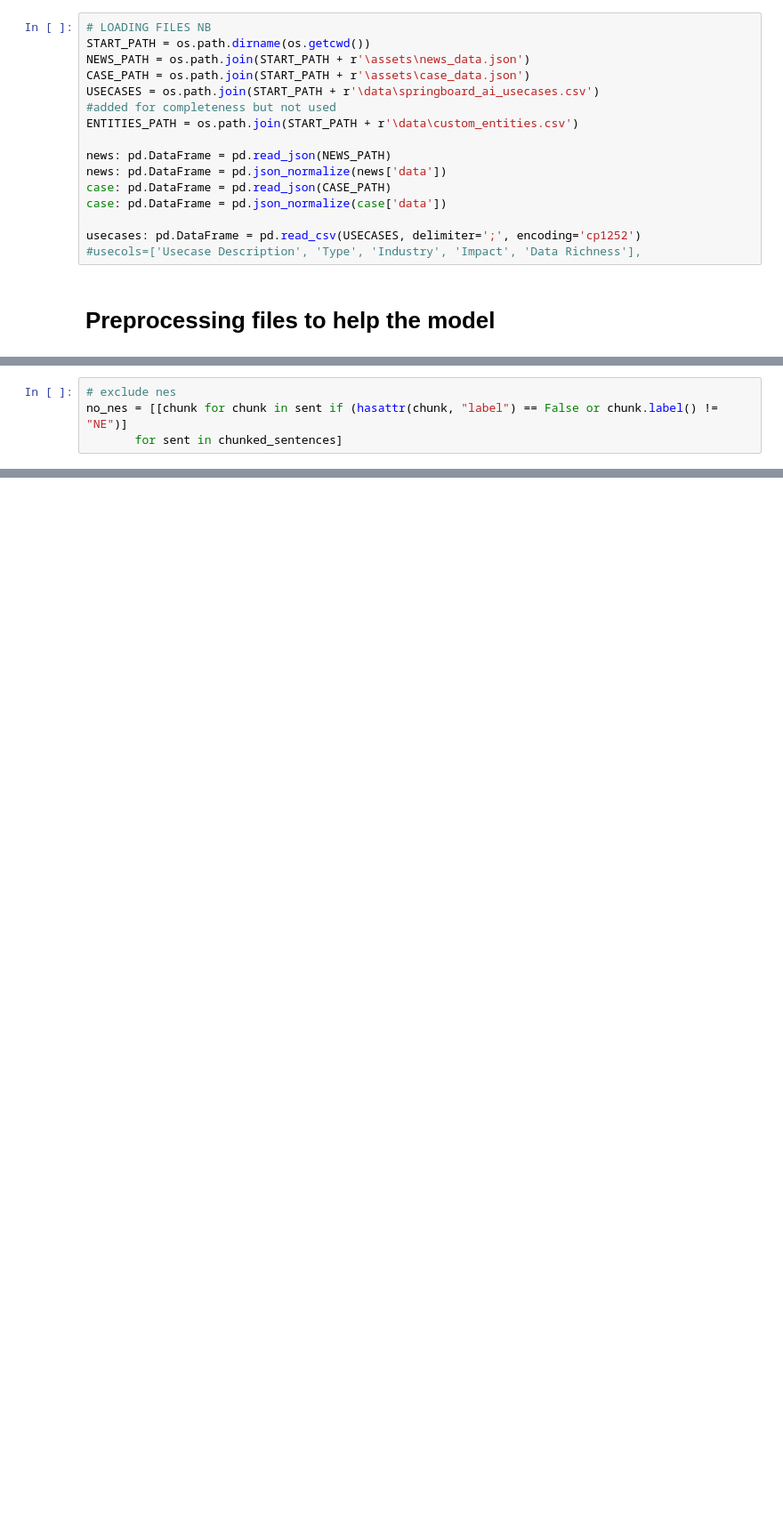
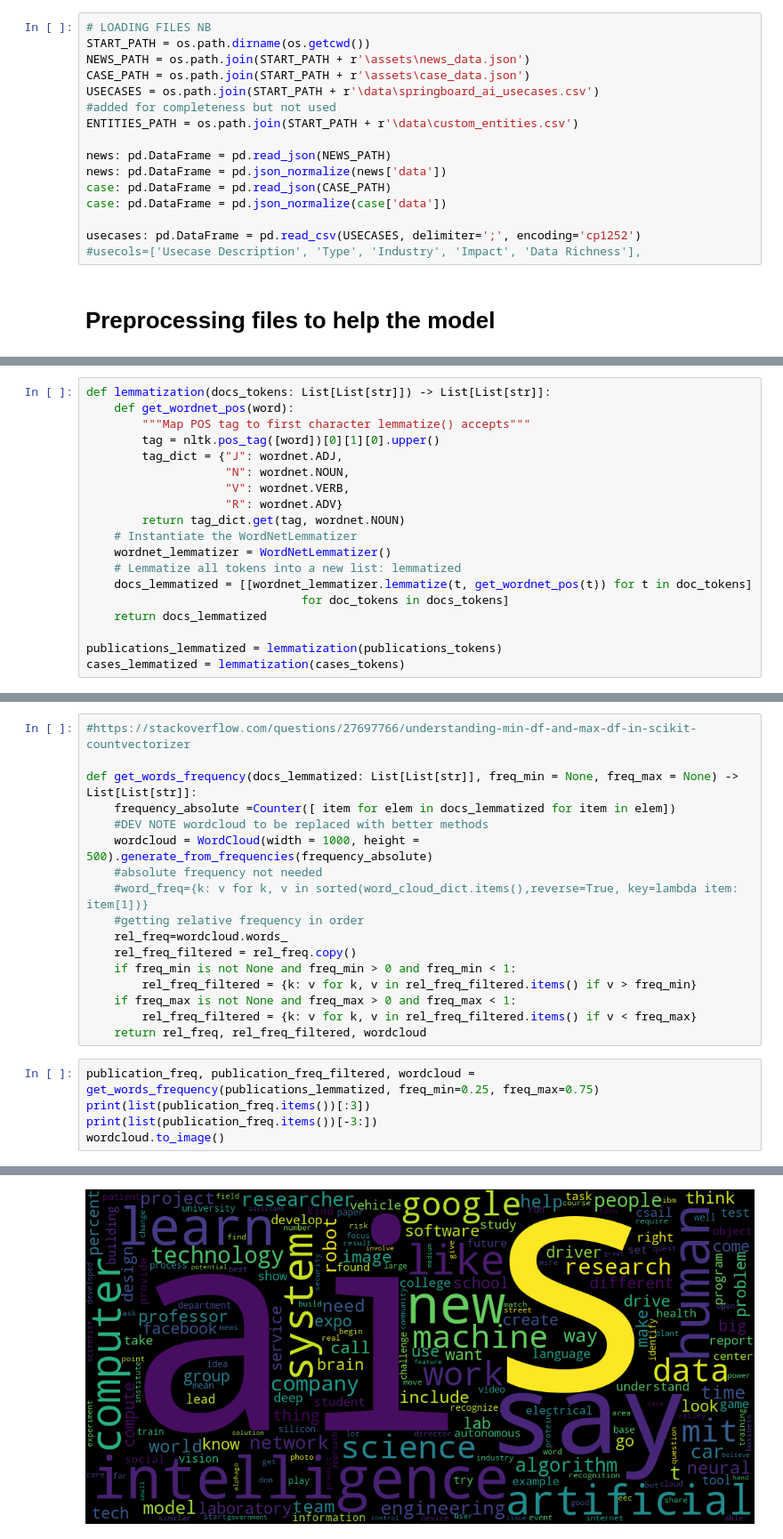
Before and after one commit to ankitahaldia/NLP-project, a Jupyter notebook: assets/process_overview.ipynb, the cells around one changed output, grey strips where cells are left out. Shown at 89% size. Cells and saved outputs as stored; diff of their text form; blank space fills up the shorter version.

```diff
--- a/assets/process_overview.ipynb
+++ b/assets/process_overview.ipynb
@@ -149,4 +91,0 @@ ners
-# %%
-# exclude nes
-no_nes = [[chunk for chunk in sent if (hasattr(chunk, "label") == False or chunk.label() != "NE")]
-       for sent in chunked_sentences]
@@ -500,0 +137,19 @@ TFID
+# %%
+def lemmatization(docs_tokens: List[List[str]]) -> List[List[str]]:
+    def get_wordnet_pos(word):
+        """Map POS tag to first character lemmatize() accepts"""
+        tag = nltk.pos_tag([word])[0][1][0].upper()
+        tag_dict = {"J": wordnet.ADJ,
+                    "N": wordnet.NOUN,
+                    "V": wordnet.VERB,
+                    "R": wordnet.ADV}
+        return tag_dict.get(tag, wordnet.NOUN)
+    # Instantiate the WordNetLemmatizer
+    wordnet_lemmatizer = WordNetLemmatizer()
+    # Lemmatize all tokens into a new list: lemmatized
+    docs_lemmatized = [[wordnet_lemmatizer.lemmatize(t, get_wordnet_pos(t)) for t in doc_tokens]
+                               for doc_tokens in docs_tokens]
+    return docs_lemmatized
+
+publications_lemmatized = lemmatization(publications_tokens)
+cases_lemmatized = lemmatization(cases_tokens)
@@ -500,0 +163,23 @@ TFID
+# %%
+#https://stackoverflow.com/questions/27697766/understanding-min-df-and-max-df-in-scikit-countvectorizer
+
+def get_words_frequency(docs_lemmatized: List[List[str]], freq_min = None, freq_max = None) -> List[List[str]]:
+    frequency_absolute =Counter([ item for elem in docs_lemmatized for item in elem])
+    #DEV NOTE wordcloud to be replaced with better methods
+    wordcloud = WordCloud(width = 1000, height = 500).generate_from_frequencies(frequency_absolute)
+    #absolute frequency not needed
+    #word_freq={k: v for k, v in sorted(word_cloud_dict.items(),reverse=True, key=lambda item: item[1])}
+    #getting relative frequency in order
+    rel_freq=wordcloud.words_
+    rel_freq_filtered = rel_freq.copy()
+    if freq_min is not None and freq_min > 0 and freq_min < 1:
+        rel_freq_filtered = {k: v for k, v in rel_freq_filtered.items() if v > freq_min}
+    if freq_max is not None and freq_max > 0 and freq_max < 1:
+        rel_freq_filtered = {k: v for k, v in rel_freq_filtered.items() if v < freq_max}
+    return rel_freq, rel_freq_filtered, wordcloud
+# %%
+publication_freq, publication_freq_filtered, wordcloud = get_words_frequency(publications_lemmatized, freq_min=0.25, freq_max=0.75)
+print(list(publication_freq.items())[:3])
+print(list(publication_freq.items())[-3:])
+wordcloud.to_image()
+# %% [output]
@@ -500,0 +188 @@ TFID
+[figure, added]
```
Also changed, not shown: parts of 42 cells of this notebook.
